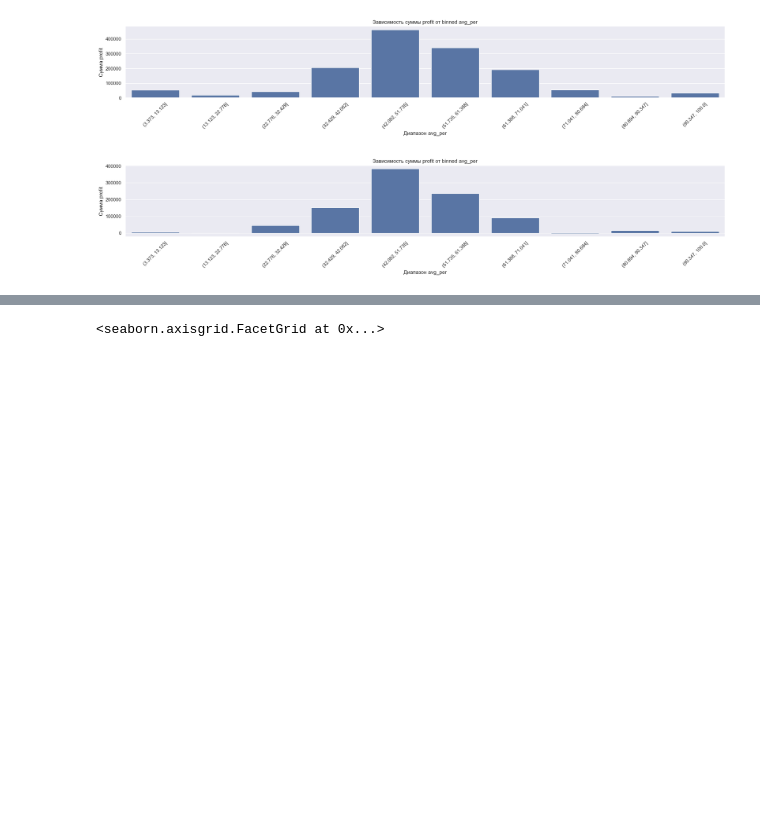
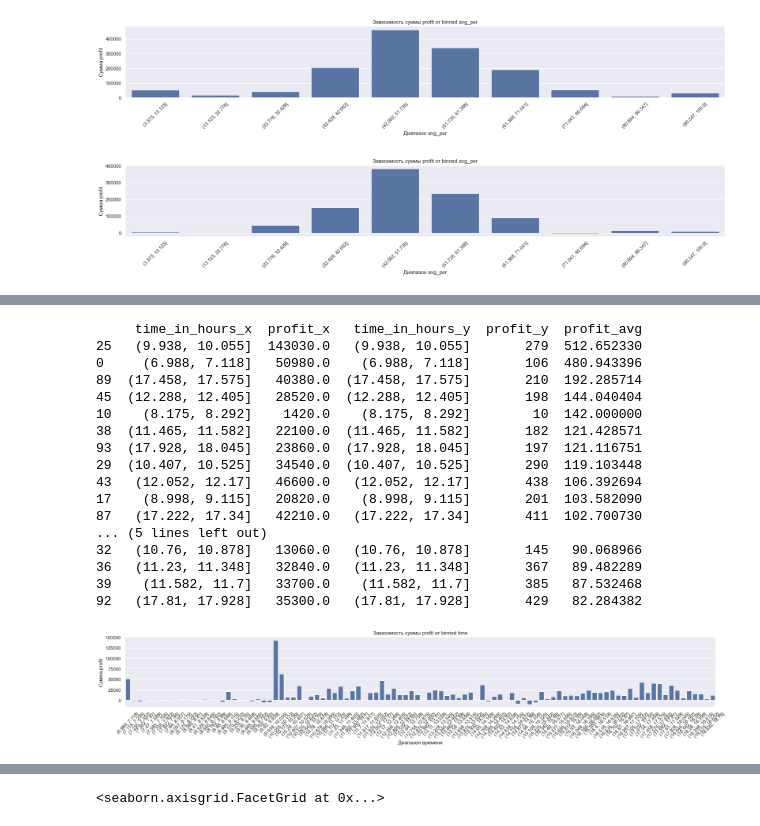
Before and after one commit to Alkor135/pj4_volatile_day_volumes, a Jupyter notebook: trade_simulate.ipynb, the cells around one changed output, grey strips where cells are left out. Drawn from its saved outputs; the diff is of its cells as text; code cells hidden in the pictures; blank space fills up the shorter version.

```diff
--- a/trade_simulate.ipynb
+++ b/trade_simulate.ipynb
@@ -458,0 +530,45 @@ plt.show()
+# %%
+# Добавление колонки с временем
+df['time'] = df['tradedate'].dt.time
+
+# Преобразуем колонку 'time' в часы (дробное значение)
+df['time_in_hours'] = pd.to_datetime(df['time'], format='%H:%M:%S').dt.hour + \
+                      pd.to_datetime(df['time'], format='%H:%M:%S').dt.minute / 60 + \
+                      pd.to_datetime(df['time'], format='%H:%M:%S').dt.second / 3600
+
+# Создаем биннинг для 'time_in_hours'
+bins = pd.cut(df['time_in_hours'], bins=100)  # Разделяем 'time_in_hours' на 10 групп
+grouped_data = df.groupby(bins)['profit'].sum().reset_index()
+# print(grouped_data)
+grouped_data_cnt = df.groupby(bins)['profit'].count().reset_index()
+# print(grouped_data_cnt)
+df_merge = pd.merge(grouped_data, grouped_data_cnt, left_index=True, right_index=True, suffixes=('_x', '_y'))  # suffixes=('_x', '_y') по умолчанию
+df_merge['profit_avg'] = df_merge['profit_x'] / df_merge['profit_y']
+print(df_merge.sort_values (by='profit_avg', ascending=False).head(20))
+
+# Строим график зависимости
+sns.barplot(x=grouped_data['time_in_hours'].astype(str), y=grouped_data['profit'])
+plt.xticks(rotation=45)  # Поворачиваем подписи оси X для читаемости
+plt.title('Зависимость суммы profit от binned time')
+plt.xlabel('Диапазон времени')
+plt.ylabel('Сумма profit')
+plt.show()
+# %% [output]
+     time_in_hours_x  profit_x   time_in_hours_y  profit_y  profit_avg
+25   (9.938, 10.055]  143030.0   (9.938, 10.055]       279  512.652330
+0     (6.988, 7.118]   50980.0    (6.988, 7.118]       106  480.943396
+89  (17.458, 17.575]   40380.0  (17.458, 17.575]       210  192.285714
+45  (12.288, 12.405]   28520.0  (12.288, 12.405]       198  144.040404
+10    (8.175, 8.292]    1420.0    (8.175, 8.292]        10  142.000000
+38  (11.465, 11.582]   22100.0  (11.465, 11.582]       182  121.428571
+93  (17.928, 18.045]   23860.0  (17.928, 18.045]       197  121.116751
+29  (10.407, 10.525]   34540.0  (10.407, 10.525]       290  119.103448
+43   (12.052, 12.17]   46600.0   (12.052, 12.17]       438  106.392694
+17    (8.998, 9.115]   20820.0    (8.998, 9.115]       201  103.582090
+87   (17.222, 17.34]   42210.0   (17.222, 17.34]       411  102.700730
+... (5 lines left out)
+32   (10.76, 10.878]   13060.0   (10.76, 10.878]       145   90.068966
+36   (11.23, 11.348]   32840.0   (11.23, 11.348]       367   89.482289
+39    (11.582, 11.7]   33700.0    (11.582, 11.7]       385   87.532468
+92   (17.81, 17.928]   35300.0   (17.81, 17.928]       429   82.284382
+[figure, added]
```
Also changed, not shown: parts of 9 cells of this notebook, 1 other file.
